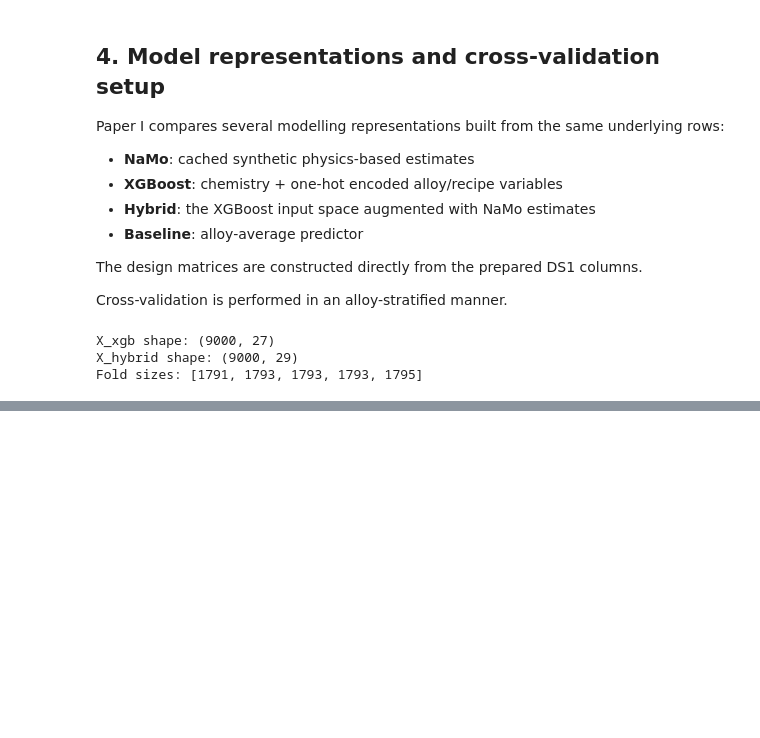
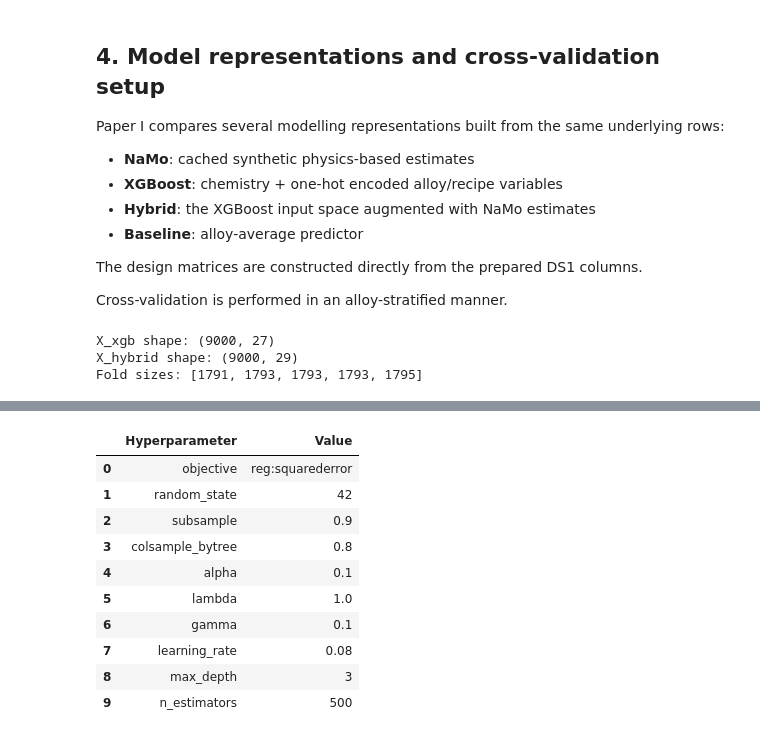
Before and after one commit to christiandalheimoien/phd, a Jupyter notebook: paper_I/02_reproduce_paper_I.ipynb, the cells around one changed output, grey strips where cells are left out. Saved outputs shown, nothing was run; the diff lists cells and outputs as text; code cells hidden in the pictures; blank space fills up the shorter version.

```diff
--- a/paper_I/02_reproduce_paper_I.ipynb
+++ b/paper_I/02_reproduce_paper_I.ipynb
@@ -214,0 +238,75 @@ Fold sizes: [1791, 1793, 1793, 1793, 1795]
+# %%
+PAPER_I_XGB_PARAM_FILE = REPO_DIR / "data" / "paper_I_xgb_hyperparameters.json"
+PUBLISHED_MODEL_PARAMS = dict(MODEL_PARAMS)
+GRID_SEARCH_N_JOBS = max(1, (os.cpu_count() or 2) - 1)
+
+XGB_PARAM_GRID = {
+    "subsample": [0.7, 0.8, 0.9],
+    "colsample_bytree": [0.5, 0.6, 0.7, 0.8],
+    "alpha": [0.05, 0.1],
+    "lambda": [0.8, 0.9, 1.0],
+    "gamma": [0.01, 0.05, 0.1],
+    "learning_rate": [0.05, 0.08, 0.12],
+    "max_depth": [3, 4, 5],
+    "n_estimators": [300, 400, 500],
+}
+
+
+def mean_cv_rmse_for_params(params, X_full, folds):
+    fit_params = dict(params)
+    fit_params["n_jobs"] = 1
+
+    fold_scores = []
+    for fold_id, test_fold in enumerate(folds):
+        train_fold = pd.concat([fold for i, fold in enumerate(folds) if i != fold_id], axis=0)
+        model = xgb.XGBRegressor(**fit_params)
+        model.fit(
+            X_full.loc[train_fold.index].to_numpy(dtype=np.float32),
+            train_fold.loc[:, TARGET_COLS].to_numpy(dtype=np.float32),
+        )
+        pred = model.predict(X_full.loc[test_fold.index].to_numpy(dtype=np.float32))
+        y_true = test_fold.loc[:, TARGET_COLS].to_numpy(dtype=float)
+        fold_scores.append(float(np.sqrt(np.mean((y_true - pred) ** 2))))
+    return float(np.mean(fold_scores))
+
+
+def score_grid_values(values, grid_keys):
+    candidate = dict(PUBLISHED_MODEL_PARAMS)
+    candidate.update(dict(zip(grid_keys, values)))
+    score = mean_cv_rmse_for_params(candidate, X_xgb, folds)
+    return score, candidate
+
+
+if PAPER_I_XGB_PARAM_FILE.exists():
+    with PAPER_I_XGB_PARAM_FILE.open("r", encoding="utf-8") as f:
+        cached_xgb_params = json.load(f)
+    MODEL_PARAMS = dict(cached_xgb_params["best_params"])
+    xgb_param_source = f"Loaded cached parameters from {PAPER_I_XGB_PARAM_FILE}"
+else:
+    grid_keys = list(XGB_PARAM_GRID)
+    grid_values = [XGB_PARAM_GRID[key] for key in grid_keys]
+    grid_combinations = list(itertools.product(*grid_values))
+    print(f"Evaluating {len(grid_combinations):,} hyperparameter combinations with {GRID_SEARCH_N_JOBS} parallel jobs...")
+
+    scored_candidates = Parallel(n_jobs=GRID_SEARCH_N_JOBS, prefer="processes")(
+        delayed(score_grid_values)(values, grid_keys)
+        for values in tqdm(grid_combinations, desc="XGBoost grid search")
+    )
+
+    best_score, best_params = min(scored_candidates, key=lambda item: item[0])
+    MODEL_PARAMS = dict(best_params)
+    cached_xgb_params = {
+        "best_params": MODEL_PARAMS,
+        "mean_cv_rmse": best_score,
+        "grid": XGB_PARAM_GRID,
+        "published_params": PUBLISHED_MODEL_PARAMS,
+        "grid_search_n_jobs": GRID_SEARCH_N_JOBS,
+    }
+    PAPER_I_XGB_PARAM_FILE.parent.mkdir(exist_ok=True)
+    with PAPER_I_XGB_PARAM_FILE.open("w", encoding="utf-8") as f:
+        json.dump(cached_xgb_params, f, indent=2)
+    xgb_param_source = f"Saved tuned parameters to {PAPER_I_XGB_PARAM_FILE}"
+
+print(xgb_param_source)
+display(pd.DataFrame({"Hyperparameter": list(MODEL_PARAMS.keys()), "Value": list(MODEL_PARAMS.values())}))
+# %% [output]
@@ -215 +315,12 @@ Fold sizes: [1791, 1793, 1793, 1793, 1795]
+|  | Hyperparameter | Value |
+| 0 | objective | reg:squarederror |
+| 1 | random_state | 42 |
+| 2 | subsample | 0.9 |
+| 3 | colsample_bytree | 0.8 |
+| 4 | alpha | 0.1 |
+| 5 | lambda | 1.0 |
+| 6 | gamma | 0.1 |
+| 7 | learning_rate | 0.08 |
+| 8 | max_depth | 3 |
+| 9 | n_estimators | 500 |
 # %% [markdown]
```
Also changed, not shown: parts of 8 cells of this notebook.
